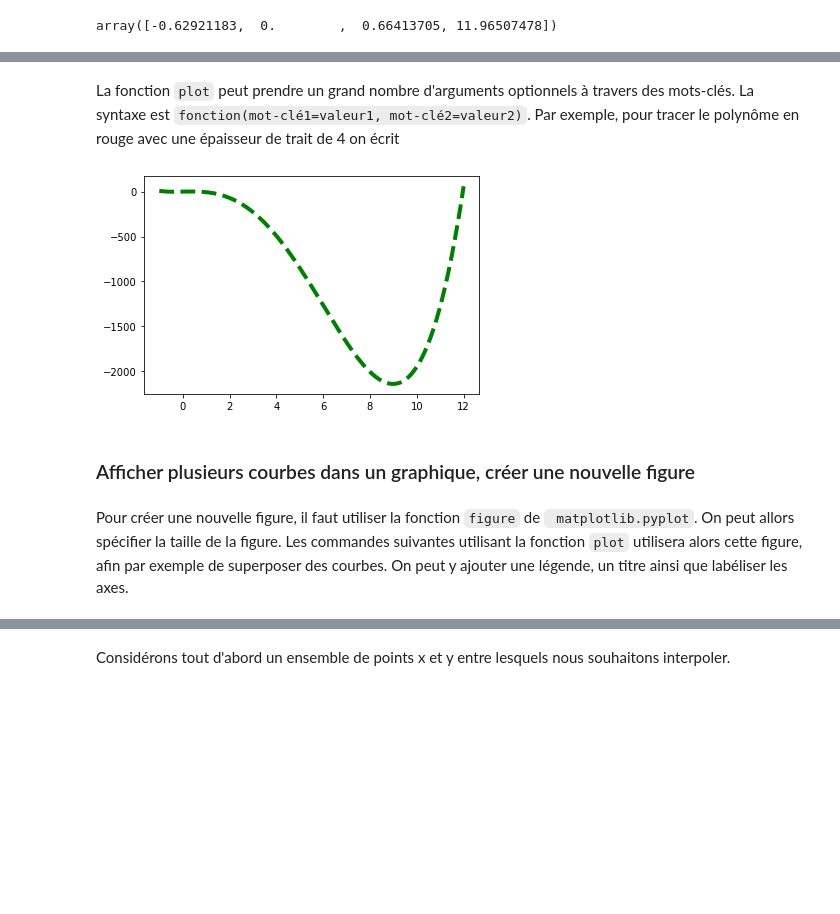
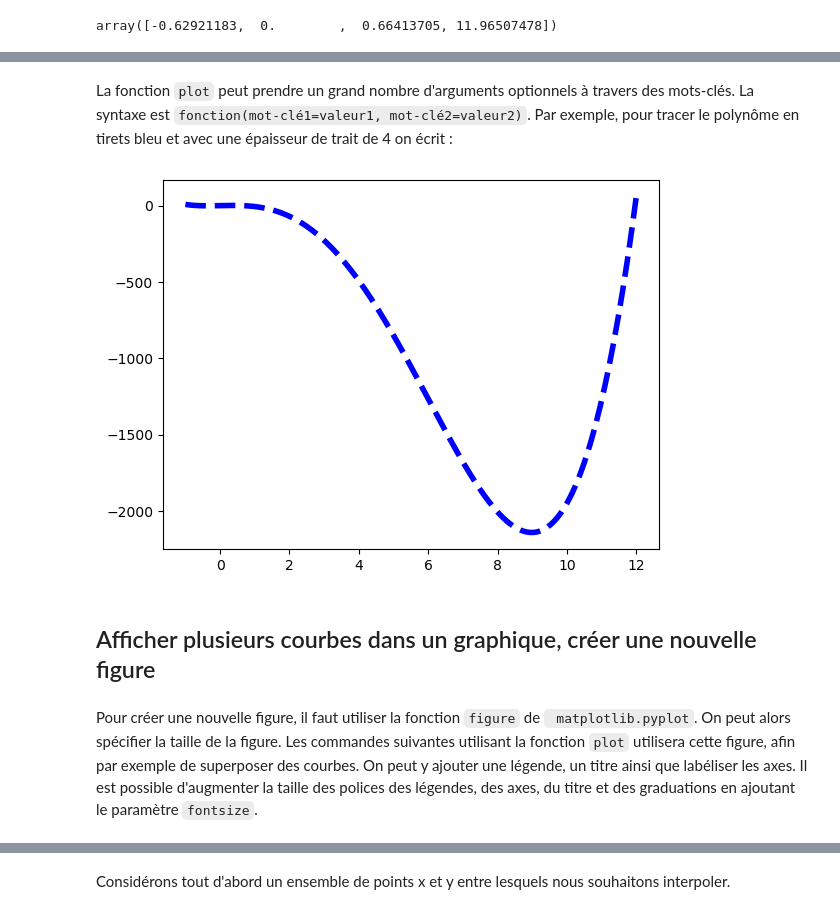
Before and after one commit to frdnguyen/PROJ0001_tuto, a Jupyter notebook: Tutoriel Python notebook.ipynb, the cells around one changed output, grey strips where cells are left out. Drawn from its saved outputs; the diff is of its cells as text; code cells hidden in the pictures; blank space fills up the shorter version.

```diff
--- a/Tutoriel Python notebook.ipynb
+++ b/Tutoriel Python notebook.ipynb
@@ -1330,12 +1321,12 @@ plt.plot(x,p(x),'g--');
 # %% [markdown]
-La fonction `plot` peut prendre un grand nombre d'arguments optionnels à travers des mots-clés. La syntaxe est `fonction(mot-clé1=valeur1, mot-clé2=valeur2)`. Par exemple, pour tracer le polynôme en rouge avec une épaisseur de trait de 4 on écrit
+La fonction `plot` peut prendre un grand nombre d'arguments optionnels à travers des mots-clés. La syntaxe est `fonction(mot-clé1=valeur1, mot-clé2=valeur2)`. Par exemple, pour tracer le polynôme en tirets bleu et avec une épaisseur de trait de 4 on écrit :
 # %%
-plt.plot(x, p(x), 'g--', linewidth=4);
+plt.plot(x,p(x),'b--',linewidth = 4);
 # %% [output]
-[figure, old version]
+[figure, new version]
 # %% [markdown]
-### Afficher plusieurs courbes dans un graphique, créer une nouvelle figure
+## Afficher plusieurs courbes dans un graphique, créer une nouvelle figure
 # %% [markdown]
-Pour créer une nouvelle figure, il faut utiliser la fonction `figure` de ` matplotlib.pyplot`. On peut allors spécifier la taille de la figure. Les commandes suivantes utilisant la fonction `plot` utilisera alors cette figure, afin par exemple de superposer des courbes. On peut y ajouter une légende, un titre ainsi que labéliser les axes.
+Pour créer une nouvelle figure, il faut utiliser la fonction `figure` de ` matplotlib.pyplot`. On peut alors spécifier la taille de la figure. Les commandes suivantes utilisant la fonction `plot` utilisera cette figure, afin par exemple de superposer des courbes. On peut y ajouter une légende, un titre ainsi que labéliser les axes. Il est possible d'augmenter la taille des polices des légendes, des axes, du titre et des graduations en ajoutant le paramètre `fontsize`.
 # %%
 plt.figure(figsize=(15, 10))  # Crée une nouvelle figure
```
Also changed, not shown: parts of 186 cells of this notebook, 24 other files.
